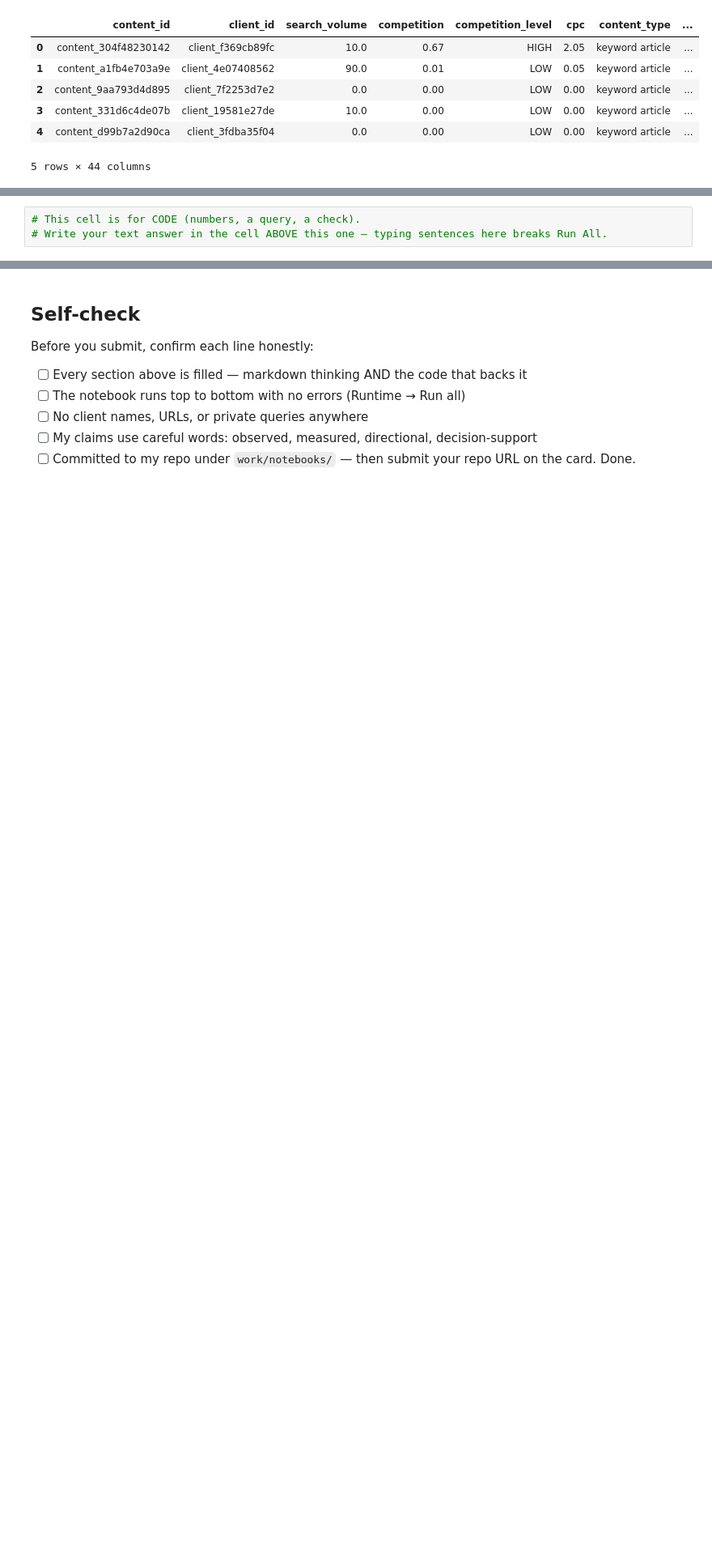
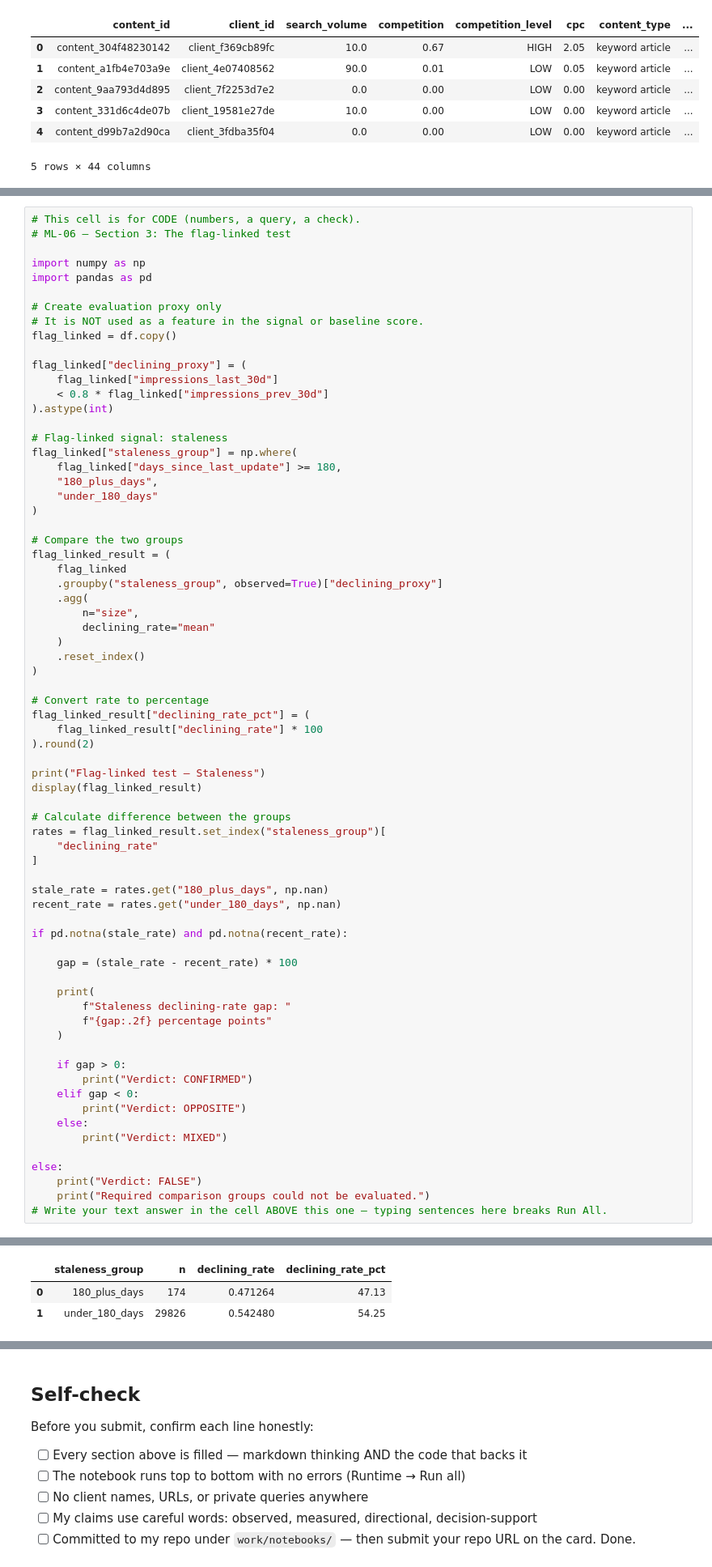
Before and after one commit to Fatima8211/ML_Internship, a Jupyter notebook: work/notebooks/w04_signal_audit.ipynb, the cells around one changed output, grey strips where cells are left out. Shown at 81% size. Cells and saved outputs as stored; diff of their text form; blank space fills up the shorter version.

```diff
--- a/work/notebooks/w04_signal_audit.ipynb
+++ b/work/notebooks/w04_signal_audit.ipynb
@@ -131,3 +227,71 @@ Shape: (30000, 44)
 # %%
 # This cell is for CODE (numbers, a query, a check).
+# ML-06 — Section 3: The flag-linked test
+
+import numpy as np
+import pandas as pd
+
+# Create evaluation proxy only
+# It is NOT used as a feature in the signal or baseline score.
+flag_linked = df.copy()
+
+flag_linked["declining_proxy"] = (
+    flag_linked["impressions_last_30d"]
+    < 0.8 * flag_linked["impressions_prev_30d"]
+).astype(int)
+
+# Flag-linked signal: staleness
+flag_linked["staleness_group"] = np.where(
+    flag_linked["days_since_last_update"] >= 180,
+    "180_plus_days",
+    "under_180_days"
+)
+
+# Compare the two groups
+flag_linked_result = (
+    flag_linked
+    .groupby("staleness_group", observed=True)["declining_proxy"]
+    .agg(
+        n="size",
+        declining_rate="mean"
+    )
+    .reset_index()
+)
+
+# Convert rate to percentage
+flag_linked_result["declining_rate_pct"] = (
+    flag_linked_result["declining_rate"] * 100
+).round(2)
+
+print("Flag-linked test — Staleness")
+display(flag_linked_result)
+
+# Calculate difference between the groups
+rates = flag_linked_result.set_index("staleness_group")[
+    "declining_rate"
+]
+
+stale_rate = rates.get("180_plus_days", np.nan)
+recent_rate = rates.get("under_180_days", np.nan)
+
+if pd.notna(stale_rate) and pd.notna(recent_rate):
+
+    gap = (stale_rate - recent_rate) * 100
+
+    print(
+        f"Staleness declining-rate gap: "
+        f"{gap:.2f} percentage points"
+    )
+
+    if gap > 0:
+        print("Verdict: CONFIRMED")
+    elif gap < 0:
+        print("Verdict: OPPOSITE")
+    else:
+        print("Verdict: MIXED")
+
+else:
+    print("Verdict: FALSE")
+    print("Required comparison groups could not be evaluated.")
 # Write your text answer in the cell ABOVE this one — typing sentences here breaks Run All.
+# %% [output]
@@ -133,0 +299,3 @@ Shape: (30000, 44)
+|  | staleness_group | n | declining_rate | declining_rate_pct |
+| 0 | 180_plus_days | 174 | 0.471264 | 47.13 |
+| 1 | under_180_days | 29826 | 0.542480 | 54.25 |
```
Also changed, not shown: parts of 8 cells of this notebook.
